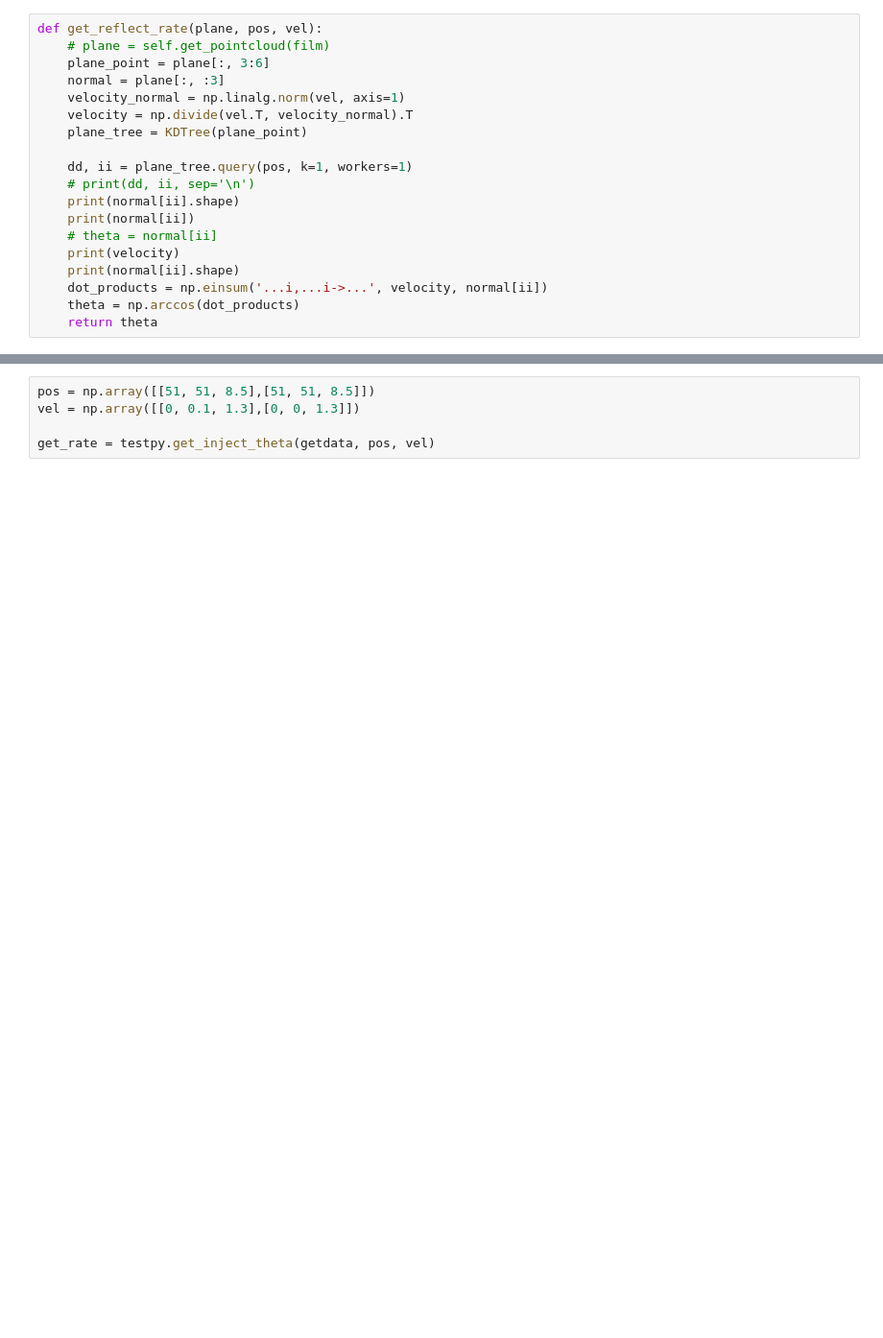
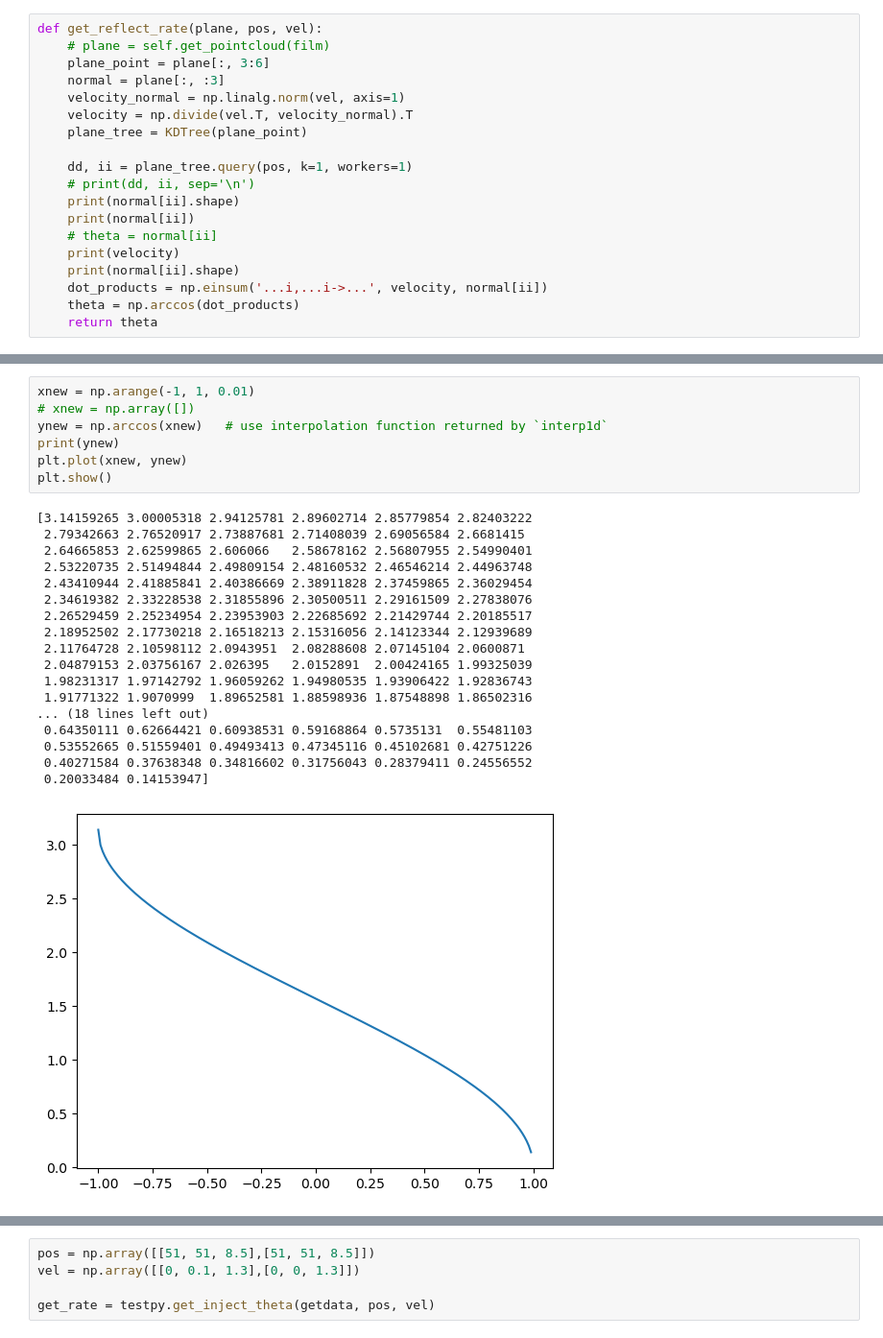
Before and after one commit to ararakitsubasa/etching, a Jupyter notebook: voxelToPointcloud.ipynb, the cells around one changed output, grey strips where cells are left out. Shown at 96% size. Drawn from its saved outputs; the diff is of its cells as text; blank space fills up the shorter version.

```diff
--- a/voxelToPointcloud.ipynb
+++ b/voxelToPointcloud.ipynb
@@ -50,0 +142,26 @@ def get_reflect_rate(plane, pos, vel):
+# %%
+xnew = np.arange(-1, 1, 0.01)
+# xnew = np.array([])
+ynew = np.arccos(xnew)   # use interpolation function returned by `interp1d`
+print(ynew)
+plt.plot(xnew, ynew)
+plt.show()
+# %% [output]
+[3.14159265 3.00005318 2.94125781 2.89602714 2.85779854 2.82403222
+ 2.79342663 2.76520917 2.73887681 2.71408039 2.69056584 2.6681415
+ 2.64665853 2.62599865 2.606066   2.58678162 2.56807955 2.54990401
+ 2.53220735 2.51494844 2.49809154 2.48160532 2.46546214 2.44963748
+ 2.43410944 2.41885841 2.40386669 2.38911828 2.37459865 2.36029454
+ 2.34619382 2.33228538 2.31855896 2.30500511 2.29161509 2.27838076
+ 2.26529459 2.25234954 2.23953903 2.22685692 2.21429744 2.20185517
+ 2.18952502 2.17730218 2.16518213 2.15316056 2.14123344 2.12939689
+ 2.11764728 2.10598112 2.0943951  2.08288608 2.07145104 2.0600871
+ 2.04879153 2.03756167 2.026395   2.0152891  2.00424165 1.99325039
+ 1.98231317 1.97142792 1.96059262 1.94980535 1.93906422 1.92836743
+ 1.91771322 1.9070999  1.89652581 1.88598936 1.87548898 1.86502316
+... (18 lines left out)
+ 0.64350111 0.62664421 0.60938531 0.59168864 0.5735131  0.55481103
+ 0.53552665 0.51559401 0.49493413 0.47345116 0.45102681 0.42751226
+ 0.40271584 0.37638348 0.34816602 0.31756043 0.28379411 0.24556552
+ 0.20033484 0.14153947]
+[figure, added]
```
Also changed, not shown: parts of 14 cells of this notebook, 2 other files.
